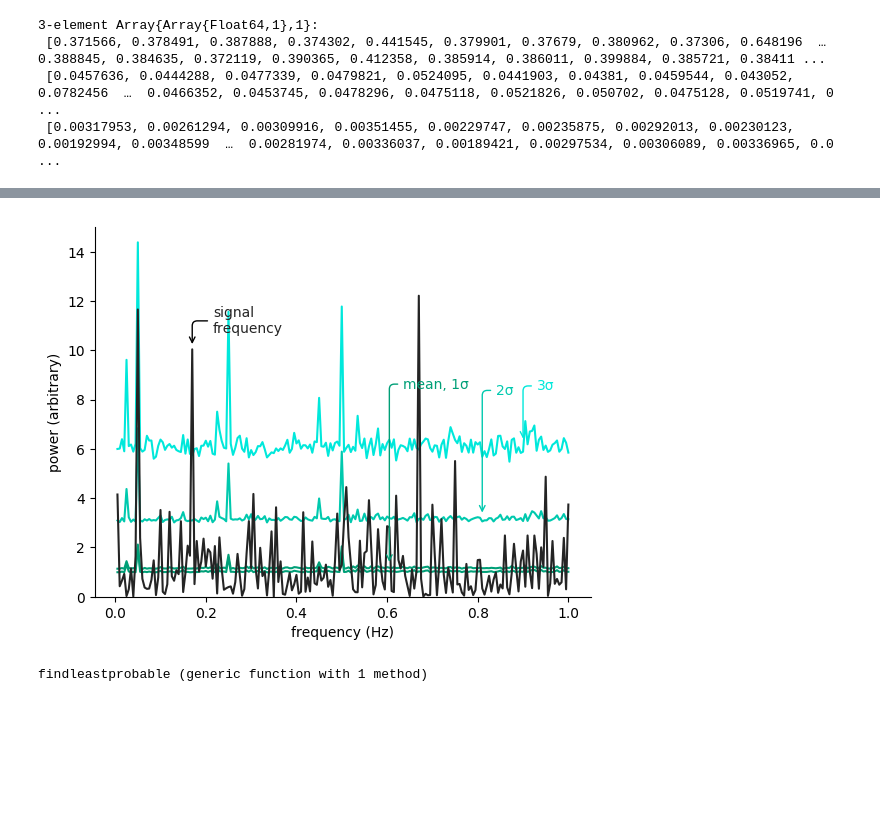
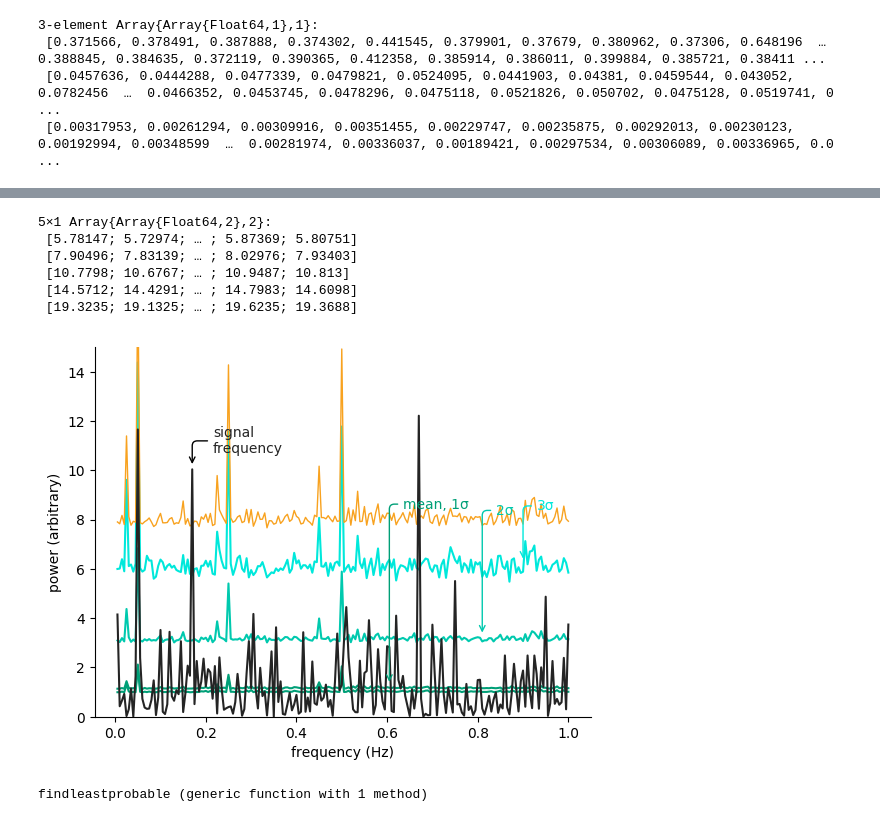
Before and after one commit to rawlik/rawlik-phd-thesis, a Jupyter notebook: calculations/alp_plots.ipynb, the cells around one changed output, grey strips where cells are left out. Cells and saved outputs as stored; diff of their text form; code cells hidden in the pictures; blank space fills up the shorter version.

Commit message:
Update plots for the axion example.

```diff
--- a/calculations/alp_plots.ipynb
+++ b/calculations/alp_plots.ipynb
@@ -232,8 +298,21 @@ pdowns = map(cl -> mapslices(d -> quantile(d, 1 - cl), nullperiodograms, 2) |> v
+# %%
+false_alarm_thresholds = map(powers_on_pval, localpvals) |> hcat
+# %% [output]
+5×1 Array{Array{Float64,2},2}:
+ [5.78147; 5.72974; … ; 5.87369; 5.80751]
+ [7.90496; 7.83139; … ; 8.02976; 7.93403]
+ [10.7798; 10.6767; … ; 10.9487; 10.813]
+ [14.5712; 14.4291; … ; 14.7983; 14.6098]
+ [19.3235; 19.1325; … ; 19.6235; 19.3688]
 # %%
 plot(freqs, mean(nullperiodograms, 2), color = "C3")
 plot(freqs, pups[1], color = "C3")
 plot(freqs, pups[2], color = brighten("C3", 0.5))
 plot(freqs, pups[3], color = brighten("C3", 0.8))
+
+# plot(freqs, false_alarm_thresholds[1], color = "C1")
+plot(freqs, false_alarm_thresholds[2], color = "C1", lw = 1)
+# plot(freqs, false_alarm_thresholds[3], color = "C1")
 
 plot(freqs, p)
 
@@ -257,34 +336,34 @@ annotate("3σ", color = brighten("C3", 0.8),
                            "color" => brighten("C3", 0.8)))
 
 annotate("2σ", color = brighten("C3", 0.5),
          xy=(0.81, 3.3), xycoords="data",
          xytext=(10, 90), textcoords="offset points",
          horizontalalignment = "left",
          verticalalignment = "center",
          arrowprops = Dict("arrowstyle" => "->",
                            "connectionstyle" => "angle,angleA=0,angleB=90,rad=5",
                            "color" => brighten("C3", 0.5)))
 
 annotate("mean, 1σ", color = brighten("C3", 0),
          xy=(0.605, 1.3), xycoords="data",
          xytext=(10, 130), textcoords="offset points",
          horizontalalignment = "left",
          verticalalignment = "center",
          arrowprops = Dict("arrowstyle" => "->",
                            "connectionstyle" => "angle,angleA=0,angleB=90,rad=5",
                            "color" => brighten("C3", 0)))
 
 
 # yscale("log")
 # xscale("log")
 xlabel("frequency (Hz)")
 ylabel("power (arbitrary)")
 
 ylim(0, 15)
 
 savefig("../gfx/axions/basic_detection.pdf")
 # %% [output]
-[figure, old version]
+[figure, new version]
 # %%
 function findleastprobable(nullperiodograms)
     [ nullperiodograms[ findmax(sum(nullperiodograms[:,i] .> nullperiodograms, 2))[2], i]
```
Also changed, not shown: parts of 12 cells of this notebook, 5 other files.
